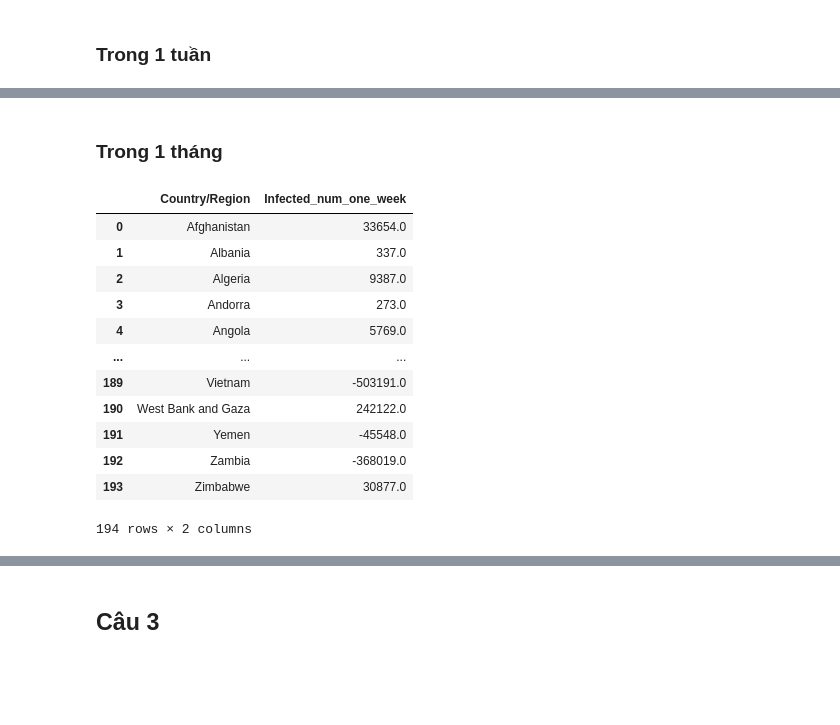
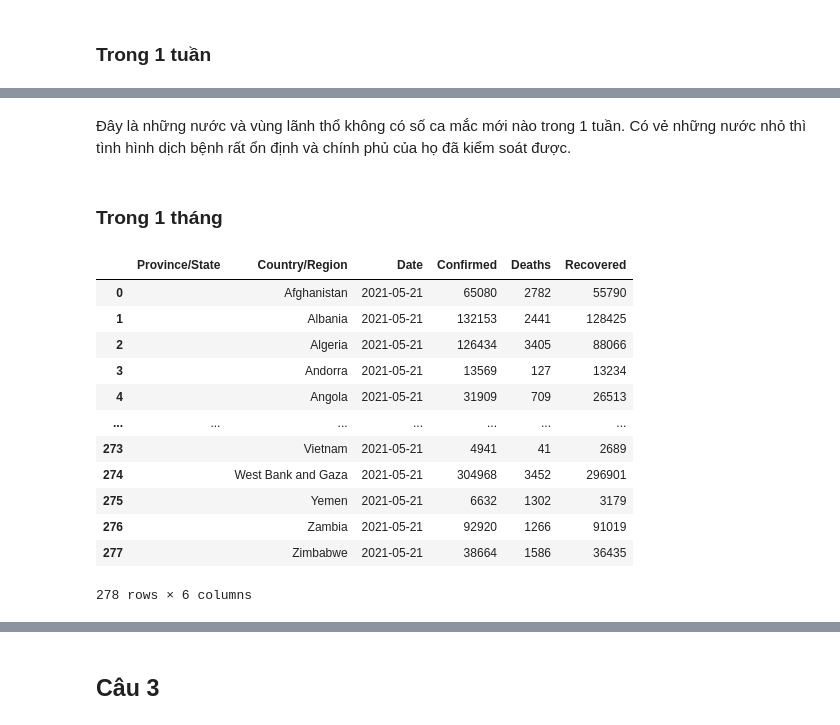
Before and after one commit to LT-cho-KHDL/Final-lab-p4ds, a Jupyter notebook: Final.ipynb, the cells around one changed output, grey strips where cells are left out. Saved outputs shown, nothing was run; the diff lists cells and outputs as text; code cells hidden in the pictures; blank space fills up the shorter version.

```diff
--- a/Final.ipynb
+++ b/Final.ipynb
@@ -269,22 +404,21 @@ infected_num_one_week_df
+# %% [markdown]
+Đây là những nước và vùng lãnh thổ không có số ca mắc mới nào trong 1 tuần. Có vẻ những nước nhỏ thì tình hình dịch bệnh rất ổn định và chính phủ của họ đã kiểm soát được.
 # %% [markdown]
 ### Trong 1 tháng
 # %%
 month_df = region_df[region_df['Date']==max(region_df['Date']) - timedelta(days = 30)].reset_index(drop=True)
-infected_num_one_month = country_df['Confirmed'] - month_df['Confirmed']
-infected_num_one_month_df = country_df['Country/Region'].to_frame()
-infected_num_one_month_df.insert(1,'Infected_num_one_week',infected_num_one_month)
-infected_num_one_month_df
+month_df
 # %% [output]
-|  | Country/Region | Infected_num_one_week |
-| 0 | Afghanistan | 33654.0 |
-| 1 | Albania | 337.0 |
-| 2 | Algeria | 9387.0 |
-| 3 | Andorra | 273.0 |
-| 4 | Angola | 5769.0 |
-| ... | ... | ... |
-| 189 | Vietnam | -503191.0 |
-| 190 | West Bank and Gaza | 242122.0 |
-| 191 | Yemen | -45548.0 |
-| 192 | Zambia | -368019.0 |
-| 193 | Zimbabwe | 30877.0 |
+|  | Province/State | Country/Region | Date | Confirmed | Deaths | Recovered |
+| 0 |  | Afghanistan | 2021-05-21 | 65080 | 2782 | 55790 |
+| 1 |  | Albania | 2021-05-21 | 132153 | 2441 | 128425 |
+| 2 |  | Algeria | 2021-05-21 | 126434 | 3405 | 88066 |
+| 3 |  | Andorra | 2021-05-21 | 13569 | 127 | 13234 |
+| 4 |  | Angola | 2021-05-21 | 31909 | 709 | 26513 |
+| ... | ... | ... | ... | ... | ... | ... |
+| 273 |  | Vietnam | 2021-05-21 | 4941 | 41 | 2689 |
+| 274 |  | West Bank and Gaza | 2021-05-21 | 304968 | 3452 | 296901 |
+| 275 |  | Yemen | 2021-05-21 | 6632 | 1302 | 3179 |
+| 276 |  | Zambia | 2021-05-21 | 92920 | 1266 | 91019 |
+| 277 |  | Zimbabwe | 2021-05-21 | 38664 | 1586 | 36435 |
-194 rows × 2 columns
+278 rows × 6 columns
```
Also changed, not shown: parts of 37 cells of this notebook.
